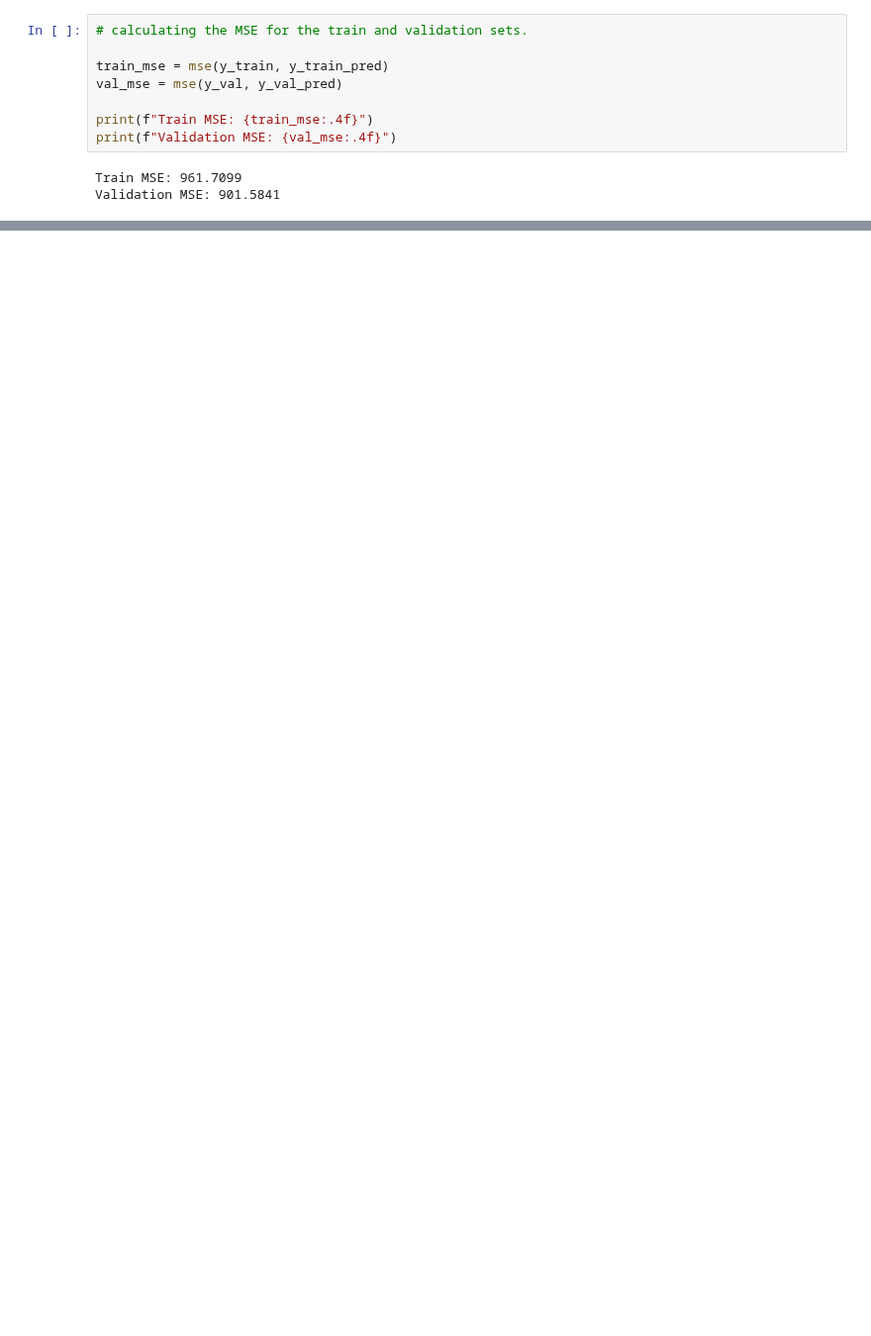
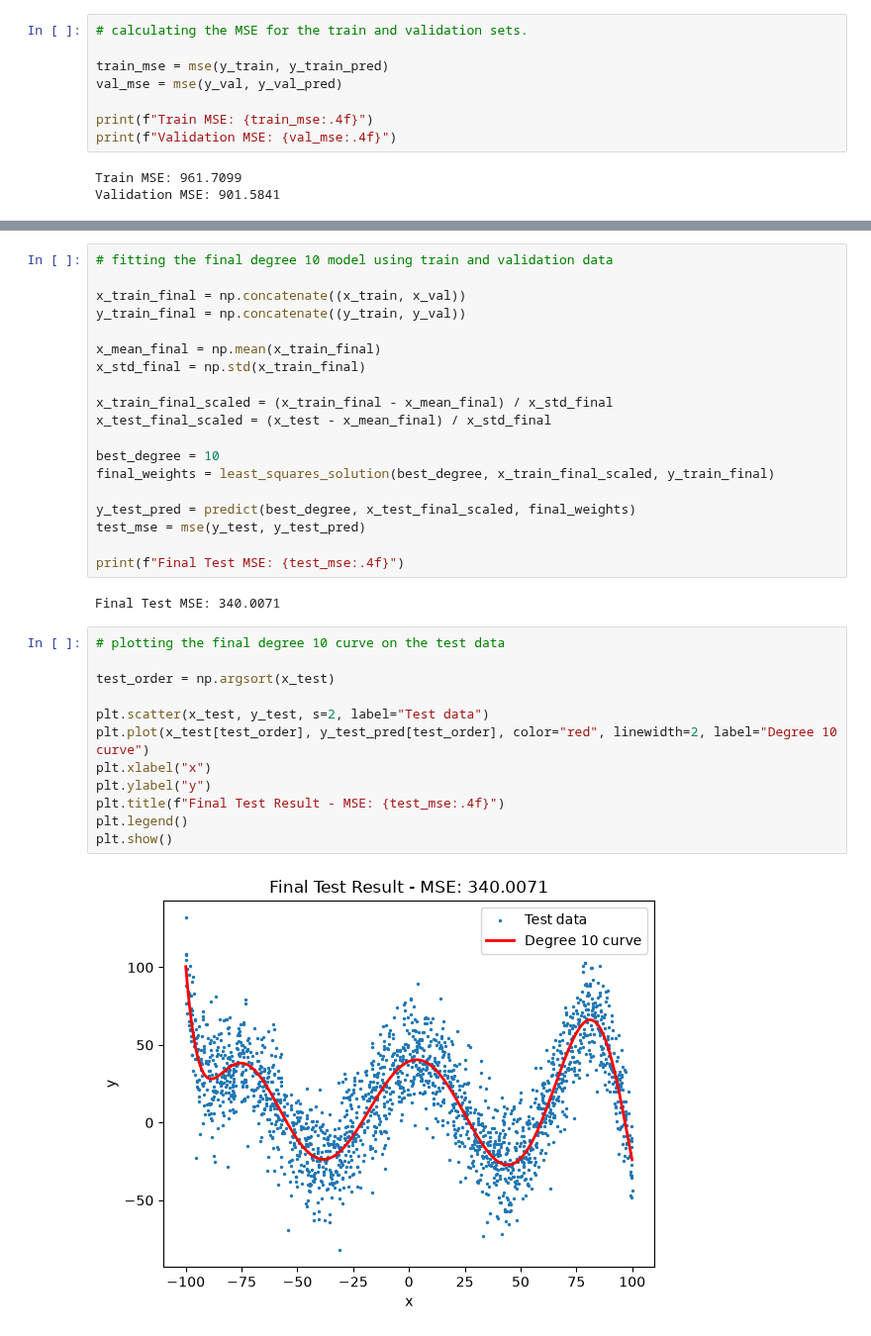
Before and after one commit to karywnl/pattern-recognition, a Jupyter notebook: lab3/regression.ipynb, the cells around one changed output, grey strips where cells are left out. Shown at 99% size. Saved outputs shown, nothing was run; the diff lists cells and outputs as text; blank space fills up the shorter version.

```diff
--- a/lab3/regression.ipynb
+++ b/lab3/regression.ipynb
@@ -176,0 +225,35 @@ Validation MSE: 901.5841
+# %%
+# fitting the final degree 10 model using train and validation data
+
+x_train_final = np.concatenate((x_train, x_val))
+y_train_final = np.concatenate((y_train, y_val))
+
+x_mean_final = np.mean(x_train_final)
+x_std_final = np.std(x_train_final)
+
+x_train_final_scaled = (x_train_final - x_mean_final) / x_std_final
+x_test_final_scaled = (x_test - x_mean_final) / x_std_final
+
+best_degree = 10
+final_weights = least_squares_solution(best_degree, x_train_final_scaled, y_train_final)
+
+y_test_pred = predict(best_degree, x_test_final_scaled, final_weights)
+test_mse = mse(y_test, y_test_pred)
+
+print(f"Final Test MSE: {test_mse:.4f}")
+# %% [output]
+Final Test MSE: 340.0071
+# %%
+# plotting the final degree 10 curve on the test data
+
+test_order = np.argsort(x_test)
+
+plt.scatter(x_test, y_test, s=2, label="Test data")
+plt.plot(x_test[test_order], y_test_pred[test_order], color="red", linewidth=2, label="Degree 10 curve")
+plt.xlabel("x")
+plt.ylabel("y")
+plt.title(f"Final Test Result - MSE: {test_mse:.4f}")
+plt.legend()
+plt.show()
+# %% [output]
+[figure, added]
```
Also changed, not shown: parts of 16 cells of this notebook.
